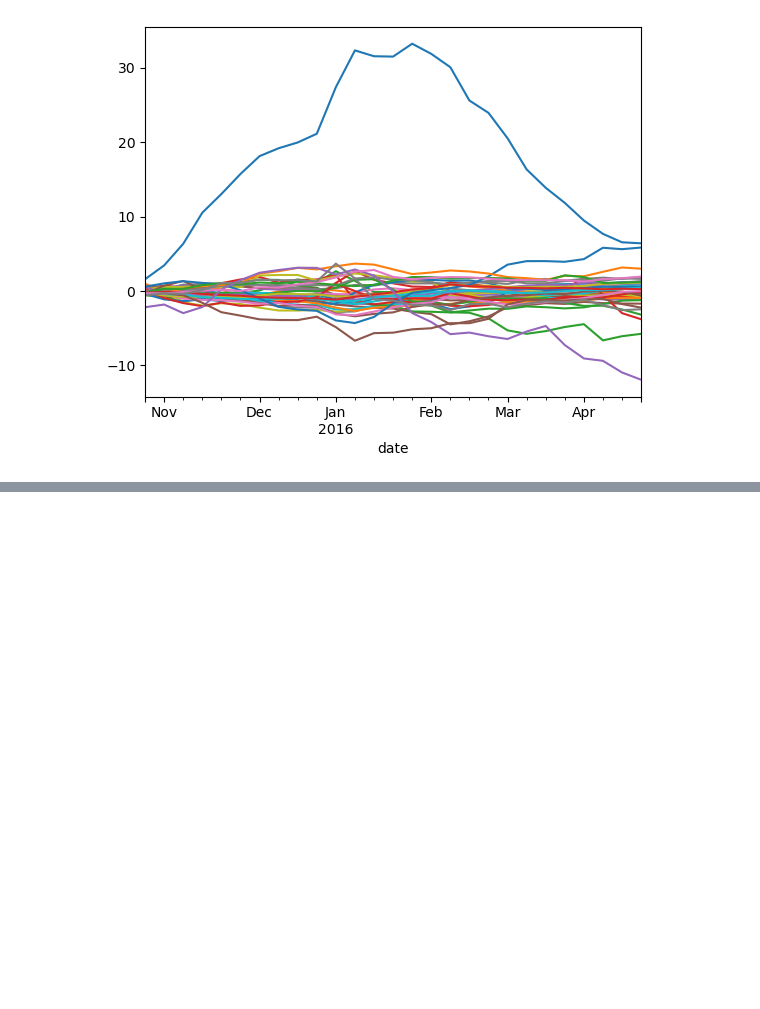
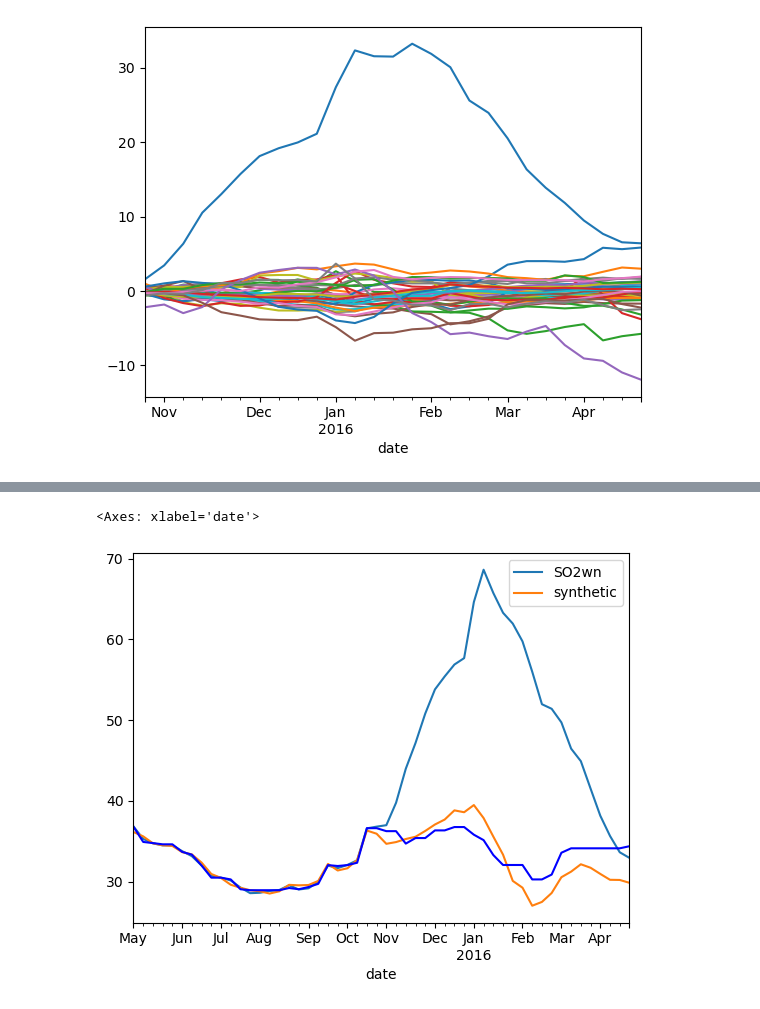
Before and after one commit to m-edal/normet, a Jupyter notebook: tutorials/Case4_Intervention.ipynb, the cells around one changed output, grey strips where cells are left out. Saved outputs shown, nothing was run; the diff lists cells and outputs as text; code cells hidden in the pictures; blank space fills up the shorter version.

Commit message:
Add ml_synthetic function

```diff
--- a/tutorials/Case4_Intervention.ipynb
+++ b/tutorials/Case4_Intervention.ipynb
@@ -61,0 +62,2 @@ for i,city in enumerate(list(xy['ID'].unique())):
+# %%
+xs=interv.ml_synthetic(df,'SO2wn','date','ID','2+26 cities',control_pool,'2015-10-23',60)
@@ -61,0 +82,7 @@ for i,city in enumerate(list(xy['ID'].unique())):
+# %%
+fig,ax=plt.subplots()
+xx[['SO2wn','synthetic']].plot(ax=ax)
+xs[0]['synthetic'].plot(c='b',ax=ax)
+# %% [output]
+<Axes: xlabel='date'>
+[figure, added]
```
Also changed, not shown: parts of 4 cells of this notebook, 1 other file.
